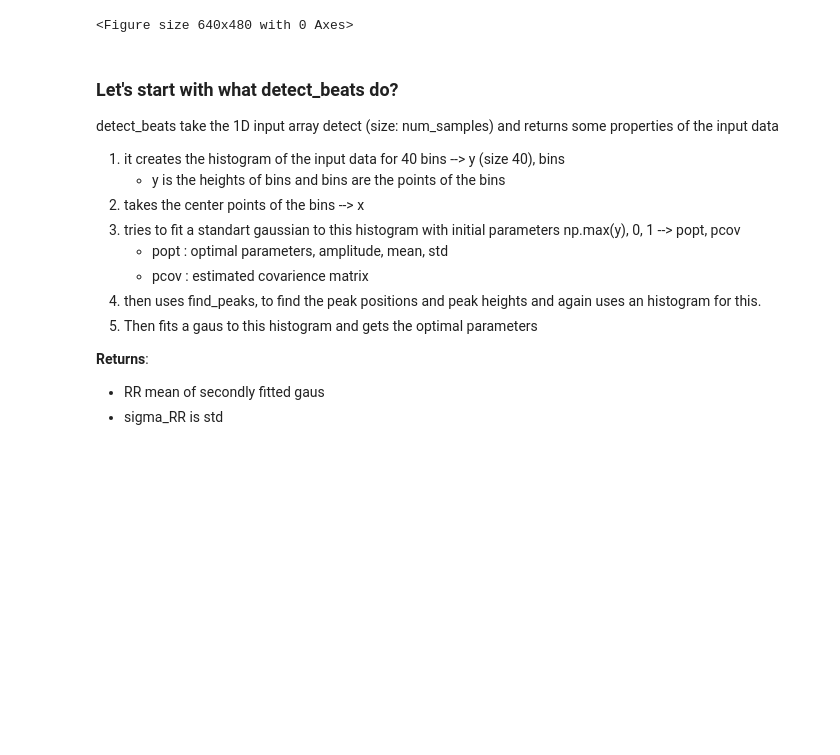
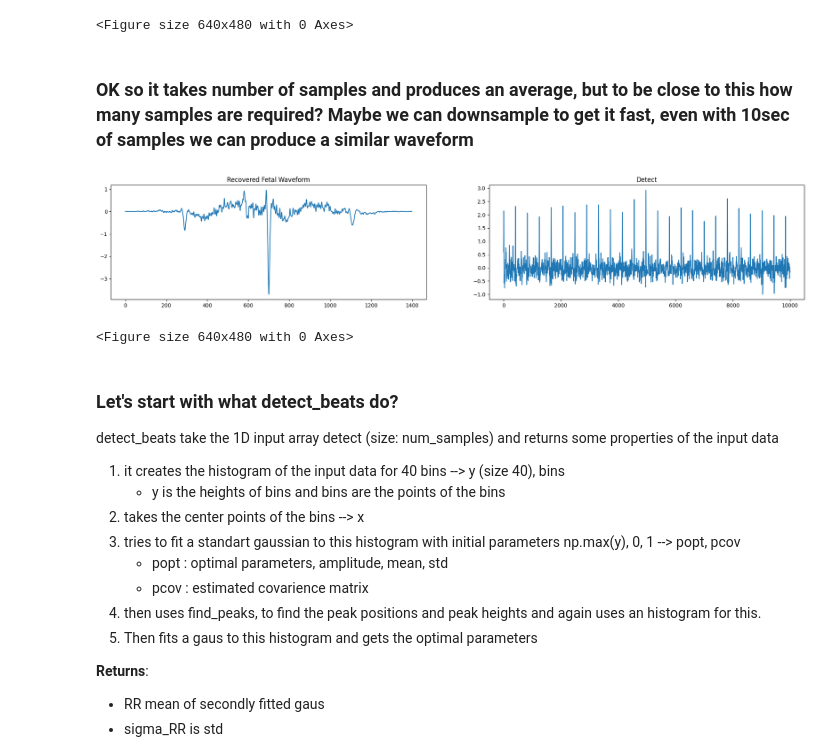
Before and after one commit to z3rd3n/fMCG, a Jupyter notebook: notebooks/hos_analyisis.ipynb, the cells around one changed output. Saved outputs shown, nothing was run; the diff lists cells and outputs as text; code cells hidden in the pictures; blank space fills up the shorter version.

```diff
--- a/notebooks/hos_analyisis.ipynb
+++ b/notebooks/hos_analyisis.ipynb
@@ -49,6 +49,23 @@ plt.tight_layout()
 # %% [output]
 [figure]
 <Figure size 640x480 with 0 Axes>
+# %% [markdown]
+### OK so it takes number of samples and produces an average, but to be close to this how many samples are required? Maybe we can downsample to get it fast, even with 10sec of samples we can produce a similar waveform
+# %%
+span = 10*fs
+offset = 100*fs
+
+beat, detect = apply_hosd(components[offset:(offset + span),8], window_size)
+fig, axs = plt.subplots(1, 2, figsize=(24, 4))
+axs[0].plot(beat)
+axs[0].set_title('Recovered Fetal Waveform')
+axs[1].plot(detect)
+axs[1].set_title('Detect')
+plt.show()
+plt.tight_layout()
+# %% [output]
+[figure, added]
+<Figure size 640x480 with 0 Axes>
 # %% [markdown]
 ### Let's start with what detect_beats do?
 detect_beats take the 1D input array detect (size: num_samples) and returns some properties of the input data
```
